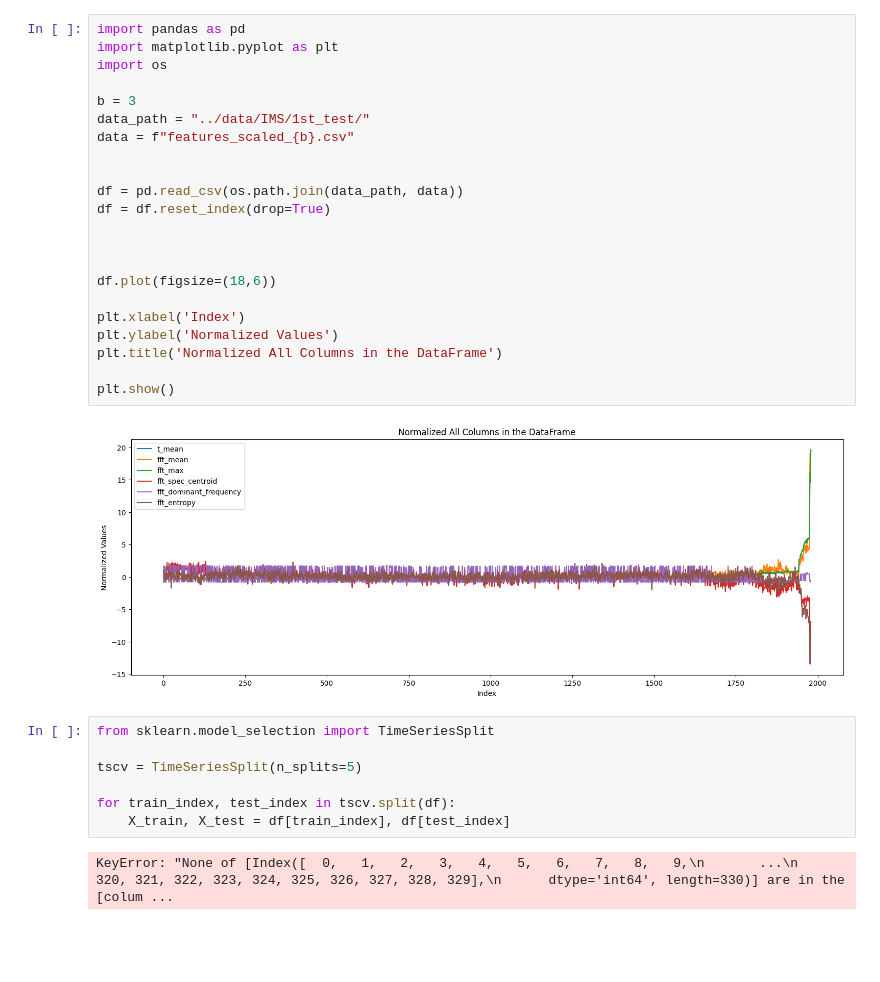
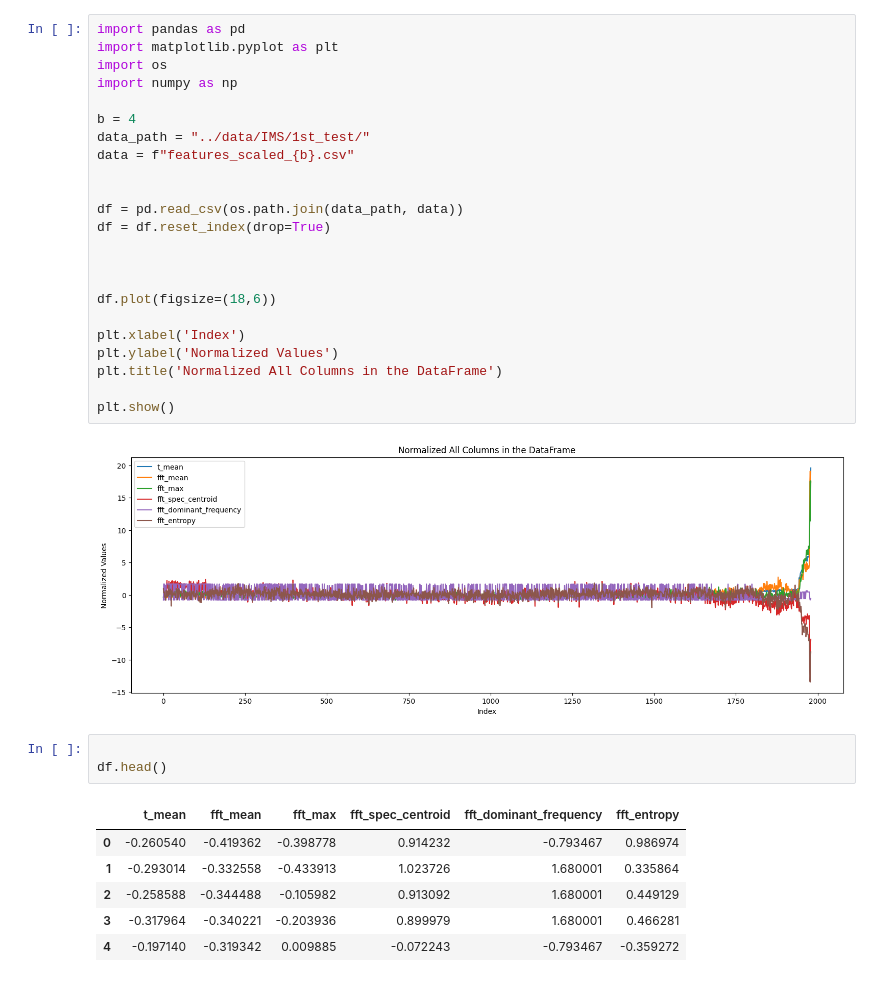
Before and after one commit to kettunenn/curly-lamp, a Jupyter notebook: examples/analysis.ipynb, the cells around one changed output. Saved outputs shown, nothing was run; the diff lists cells and outputs as text; blank space fills up the shorter version.

```diff
--- a/examples/analysis.ipynb
+++ b/examples/analysis.ipynb
@@ -1,33 +1,35 @@
 # %%
 import pandas as pd
 import matplotlib.pyplot as plt
 import os
+import numpy as np
 
-b = 3
+b = 4
 data_path = "../data/IMS/1st_test/"
 data = f"features_scaled_{b}.csv"
 
 
 df = pd.read_csv(os.path.join(data_path, data))
 df = df.reset_index(drop=True)
 
 
 
 df.plot(figsize=(18,6))
 
 plt.xlabel('Index')
 plt.ylabel('Normalized Values')
 plt.title('Normalized All Columns in the DataFrame')
 
 plt.show()
 # %% [output]
-[figure, old version]
+[figure, new version]
 # %%
-from sklearn.model_selection import TimeSeriesSplit
 
-tscv = TimeSeriesSplit(n_splits=5)
-
-for train_index, test_index in tscv.split(df):
-    X_train, X_test = df[train_index], df[test_index]
+df.head()
 # %% [output]
-KeyError: "None of [Index([  0,   1,   2,   3,   4,   5,   6,   7,   8,   9,\n       ...\n       320, 321, 322, 323, 324, 325, 326, 327, 328, 329],\n      dtype='int64', length=330)] are in the [colum ...
+|  | t_mean | fft_mean | fft_max | fft_spec_centroid | fft_dominant_frequency | fft_entropy |
+| 0 | -0.260540 | -0.419362 | -0.398778 | 0.914232 | -0.793467 | 0.986974 |
+| 1 | -0.293014 | -0.332558 | -0.433913 | 1.023726 | 1.680001 | 0.335864 |
+| 2 | -0.258588 | -0.344488 | -0.105982 | 0.913092 | 1.680001 | 0.449129 |
+| 3 | -0.317964 | -0.340221 | -0.203936 | 0.899979 | 1.680001 | 0.466281 |
+| 4 | -0.197140 | -0.319342 | 0.009885 | -0.072243 | -0.793467 | -0.359272 |
```
Also changed, not shown: parts of 5 cells of this notebook, 6 other files.
